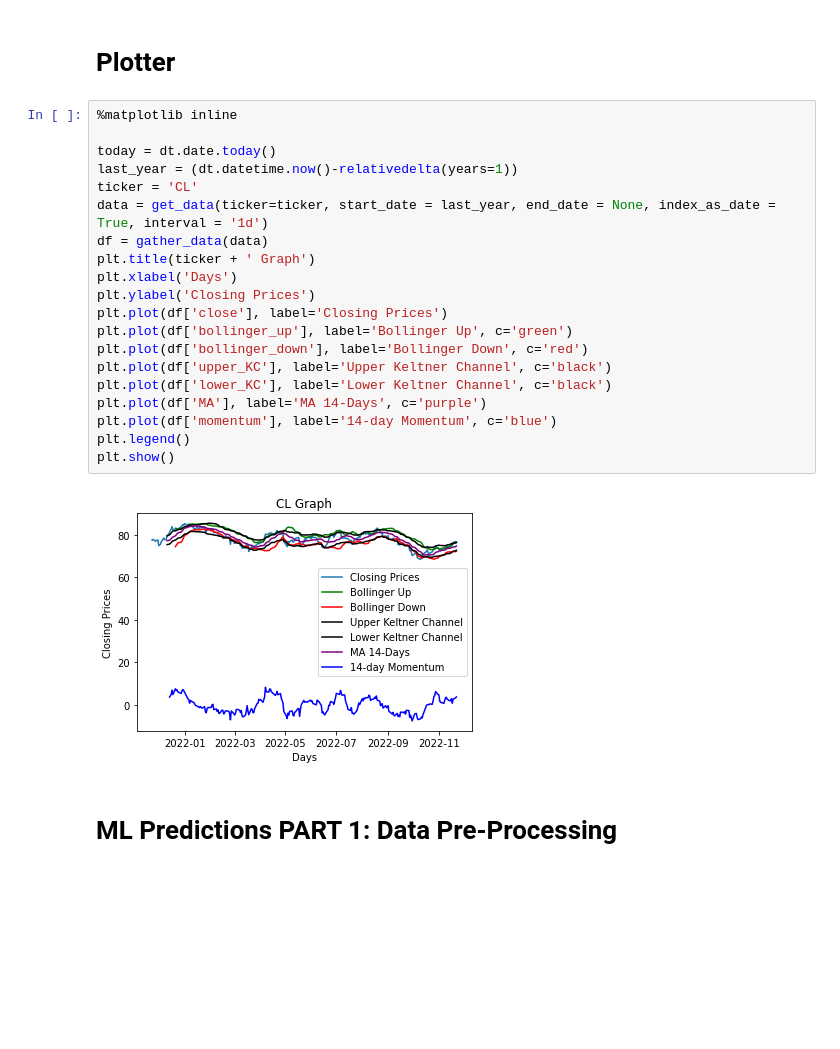
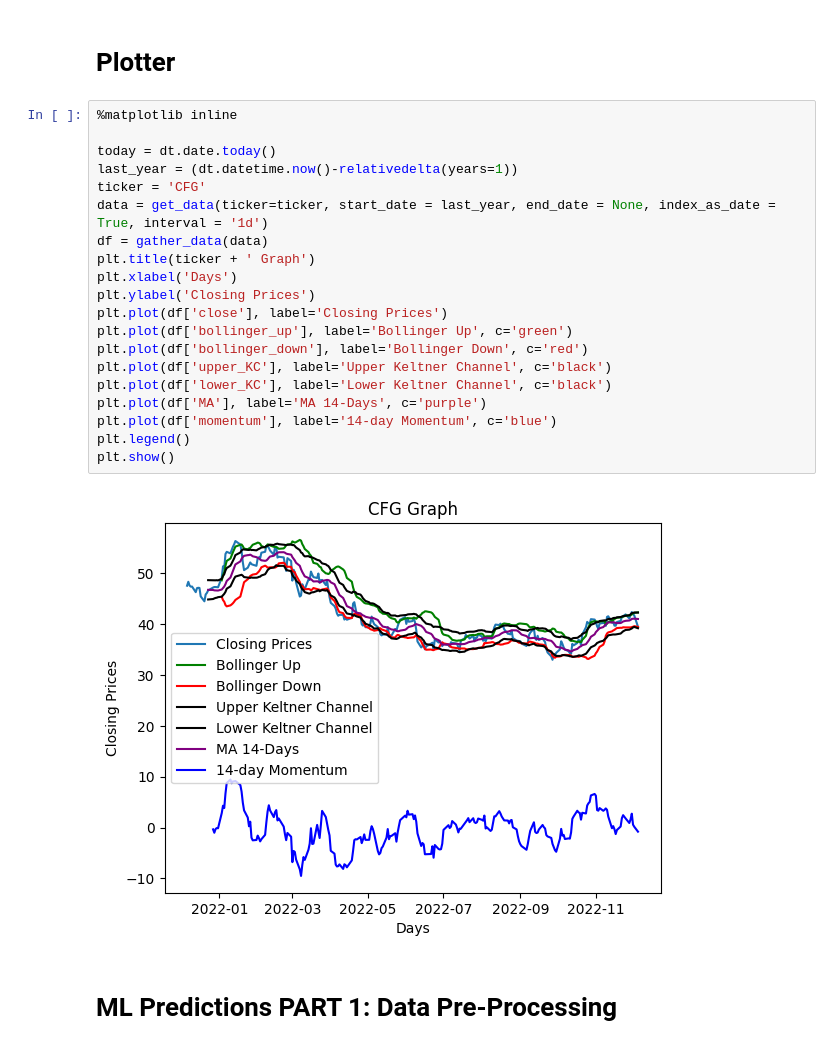
Before and after one commit to bigsaso/StockOptions, a Jupyter notebook: stock_options.ipynb, the cells around one changed output. Saved outputs shown, nothing was run; the diff lists cells and outputs as text; blank space fills up the shorter version.

```diff
--- a/stock_options.ipynb
+++ b/stock_options.ipynb
@@ -260,25 +308,25 @@ CL Not pre/post market
 # %%
 %matplotlib inline
 
 today = dt.date.today()
 last_year = (dt.datetime.now()-relativedelta(years=1))
-ticker = 'CL'
+ticker = 'CFG'
 data = get_data(ticker=ticker, start_date = last_year, end_date = None, index_as_date = True, interval = '1d')
 df = gather_data(data)
 plt.title(ticker + ' Graph')
 plt.xlabel('Days')
 plt.ylabel('Closing Prices')
 plt.plot(df['close'], label='Closing Prices')
 plt.plot(df['bollinger_up'], label='Bollinger Up', c='green')
 plt.plot(df['bollinger_down'], label='Bollinger Down', c='red')
 plt.plot(df['upper_KC'], label='Upper Keltner Channel', c='black')
 plt.plot(df['lower_KC'], label='Lower Keltner Channel', c='black')
 plt.plot(df['MA'], label='MA 14-Days', c='purple')
 plt.plot(df['momentum'], label='14-day Momentum', c='blue')
 plt.legend()
 plt.show()
 # %% [output]
-[figure, old version]
+[figure, new version]
 # %% [markdown]
 # ML Predictions PART 1: Data Pre-Processing
 # %%
```
Also changed, not shown: parts of 14 cells of this notebook.
